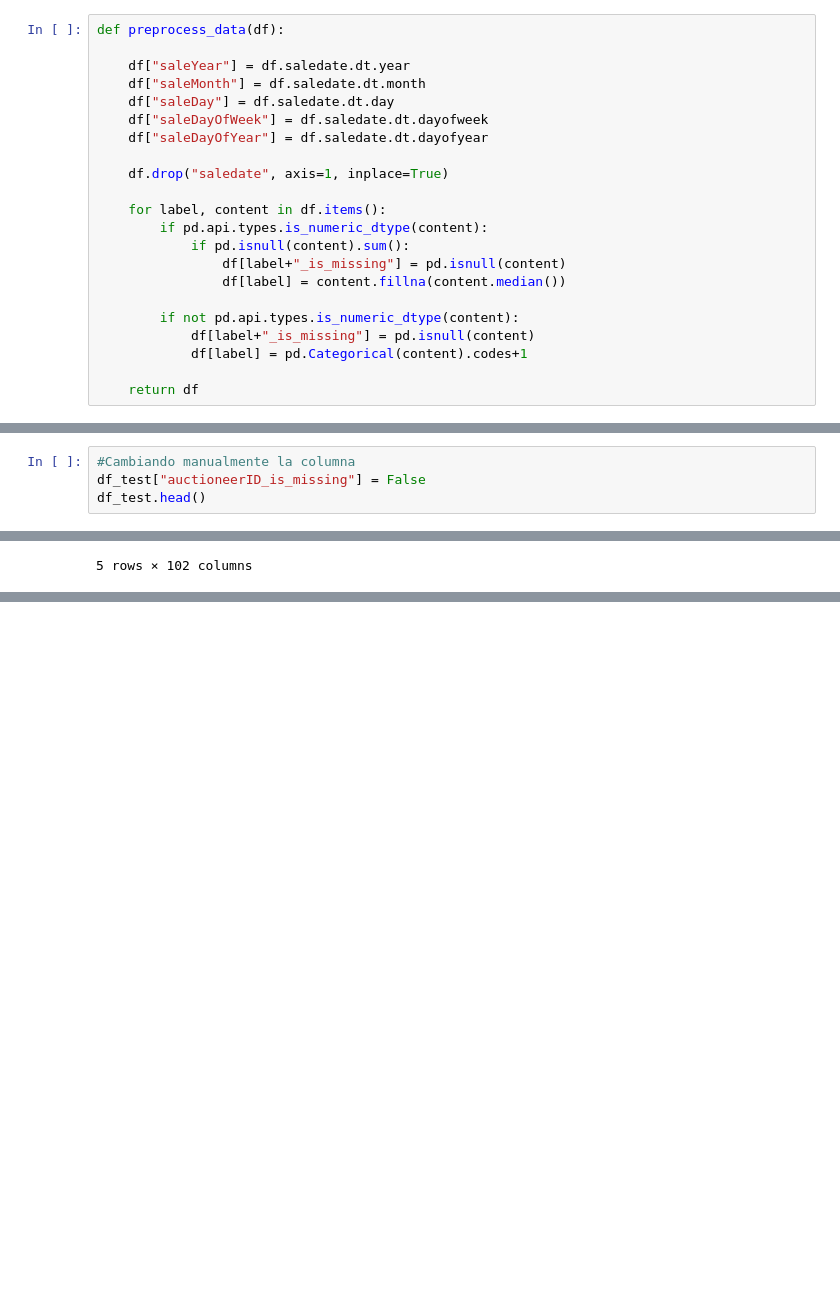
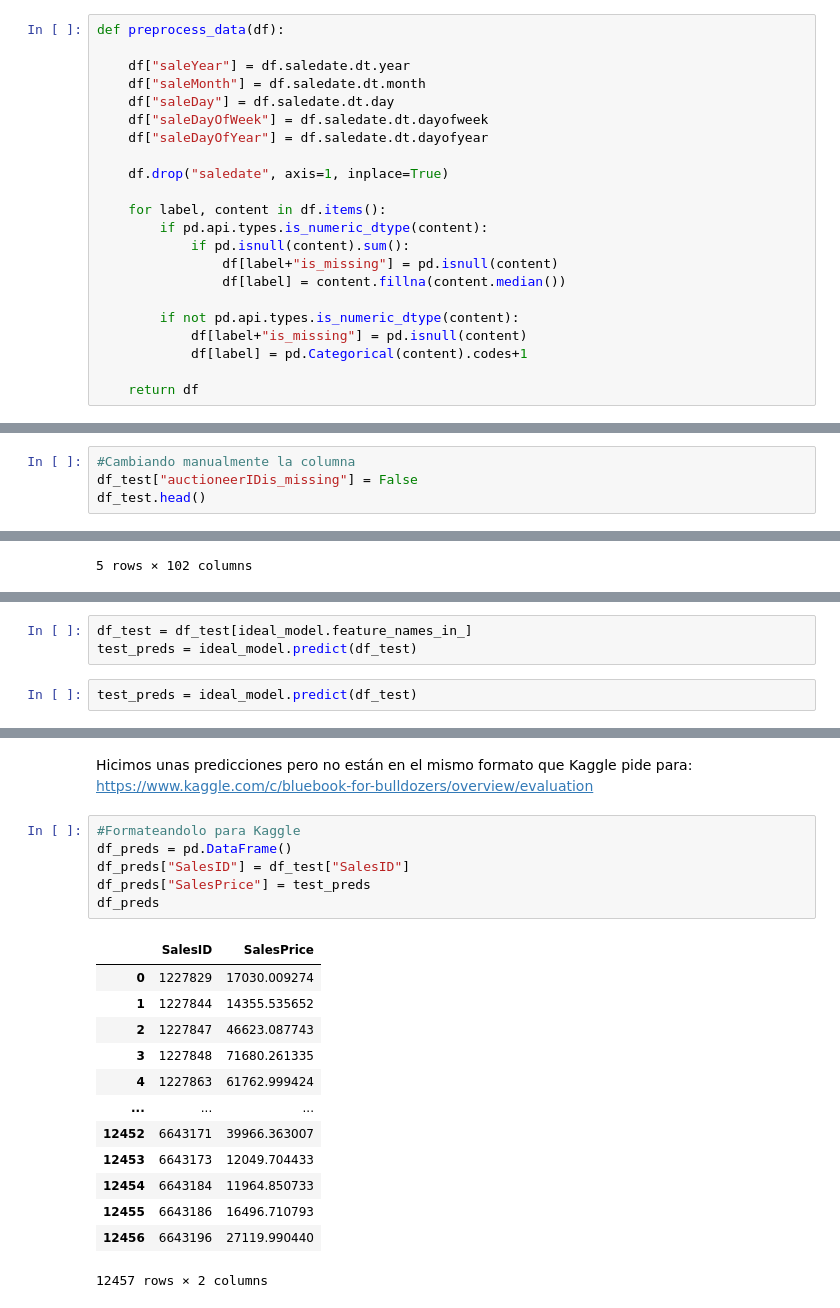
Before and after one commit to jjvemz/machine-learning-bootcamp-, a Jupyter notebook: BlueBookForBulldozers/end-to-end-bluebook-bulldozer-price-regression.ipynb, the cells around one changed output, grey strips where cells are left out. Cells and saved outputs as stored; diff of their text form; blank space fills up the shorter version.

Commit message:
Predicciones con datos de pruebas validados manualmente

```diff
--- a/BlueBookForBulldozers/end-to-end-bluebook-bulldozer-price-regression.ipynb
+++ b/BlueBookForBulldozers/end-to-end-bluebook-bulldozer-price-regression.ipynb
@@ -1058,11 +1013,11 @@ def preprocess_data(df):
     for label, content in df.items():
         if pd.api.types.is_numeric_dtype(content):
             if pd.isnull(content).sum():
-                df[label+"_is_missing"] = pd.isnull(content)
+                df[label+"is_missing"] = pd.isnull(content)
                 df[label] = content.fillna(content.median())
 
         if not pd.api.types.is_numeric_dtype(content):
-            df[label+"_is_missing"] = pd.isnull(content)
+            df[label+"is_missing"] = pd.isnull(content)
             df[label] = pd.Categorical(content).codes+1
 
     return df
@@ -1117,6 +1055,6 @@ set(X_train.columns) - set(df_test.columns)
 # %%
 #Cambiando manualmente la columna
-df_test["auctioneerID_is_missing"] = False
+df_test["auctioneerIDis_missing"] = False
 df_test.head()
 # %% [output]
 |  | SalesID | MachineID | ModelID | datasource | auctioneerID | YearMade | MachineHoursCurrentMeter | UsageBand | ... |
@@ -1128,0 +1072,5 @@ df_test.head()
+# %%
+df_test = df_test[ideal_model.feature_names_in_]
+test_preds = ideal_model.predict(df_test)
+# %%
+test_preds = ideal_model.predict(df_test)
@@ -1128,0 +1082,22 @@ df_test.head()
+# %% [markdown]
+Hicimos unas predicciones pero no están en el mismo formato que Kaggle pide para:  https://www.kaggle.com/c/bluebook-for-bulldozers/overview/evaluation
+# %%
+#Formateandolo para Kaggle
+df_preds = pd.DataFrame()
+df_preds["SalesID"] = df_test["SalesID"]
+df_preds["SalesPrice"] = test_preds
+df_preds
+# %% [output]
+|  | SalesID | SalesPrice |
+| 0 | 1227829 | 17030.009274 |
+| 1 | 1227844 | 14355.535652 |
+| 2 | 1227847 | 46623.087743 |
+| 3 | 1227848 | 71680.261335 |
+| 4 | 1227863 | 61762.999424 |
+| ... | ... | ... |
+| 12452 | 6643171 | 39966.363007 |
+| 12453 | 6643173 | 12049.704433 |
+| 12454 | 6643184 | 11964.850733 |
+| 12455 | 6643186 | 16496.710793 |
+| 12456 | 6643196 | 27119.990440 |
+12457 rows × 2 columns
```
Also changed, not shown: parts of 18 cells of this notebook.
